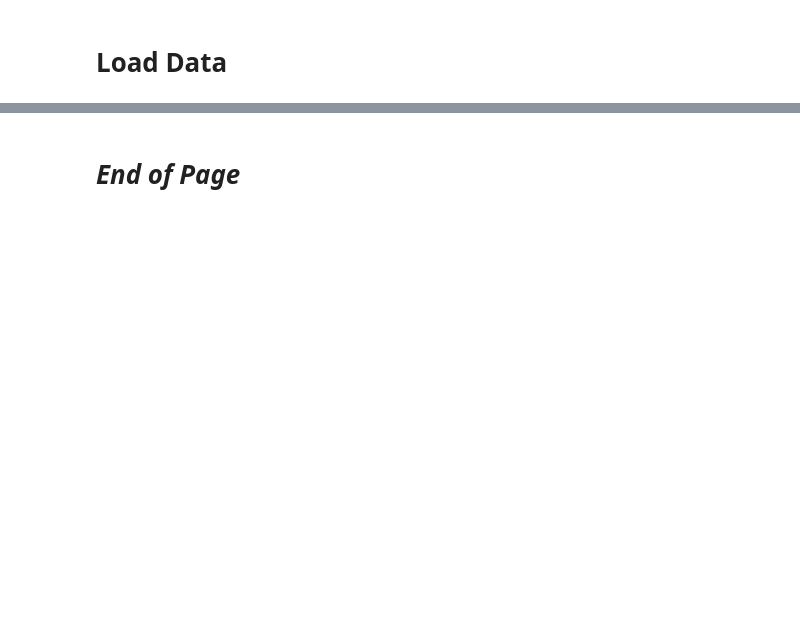
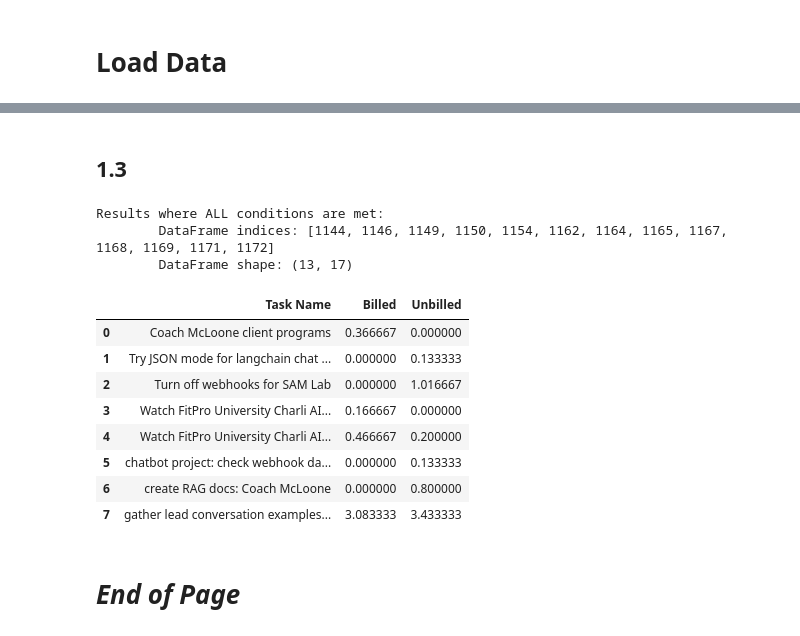
Before and after one commit to silvhua/notion-code, a Jupyter notebook: notebooks/2024-01-08 invoicing.ipynb, the cells around one changed output, grey strips where cells are left out. Drawn from its saved outputs; the diff is of its cells as text; code cells hidden in the pictures; blank space fills up the shorter version.

```diff
--- a/notebooks/2024-01-08 invoicing.ipynb
+++ b/notebooks/2024-01-08 invoicing.ipynb
@@ -63,2 +204,52 @@ DataFrame columns: ['Name', 'created_time', 'Task Tag', 'Flag', 'Elapsed', 'Task
+# %% [markdown]
+## 1.3
+# %%
+from data_viz import *
+
+def get_invoice_records(df, start_date, end_date, filter_dict):
+    classified_df = classify_projects(df)
+
+    period_df = filter_by_period(
+        classified_df, column='created_time', period=None, start_date=start_date, end_date=end_date
+    )
+    client_df = filter_df_all_conditions(period_df, filter_dict, verbose=False)
+    return client_df
+
+def time_per_task(client_df, task_column='Task Name', unbilled_column='Unbilled'):
+    if client_df[unbilled_column].dtype == 'bool':
+        client_df[unbilled_column] = client_df[unbilled_column].apply(
+            lambda x: 'Billed' if x else 'Unbilled'
+        )
+    df = pd.DataFrame(client_df.groupby([task_column, unbilled_column])['Elapsed'].agg('sum'))
+
+    df = df.unstack()
+    df.columns = df.columns.droplevel()
+    df.columns.name = None
+    df = df.reset_index()
+    df = df.fillna(0)
+    return df
+
+filter_dict = {
+    'Task Project name': ['Coach McLoone', 'GHL Chatbot']
+}
+
+start_date = '2024-01-02'
+end_date = '2024-01-03'
+
+# get_invoice_records(df, start_date, end_date, filter_dict)
+time_per_task(get_invoice_records(df, start_date, end_date, filter_dict))
+# %% [output]
+Results where ALL conditions are met:
+        DataFrame indices: [1144, 1146, 1149, 1150, 1154, 1162, 1164, 1165, 1167, 1168, 1169, 1171, 1172]
+        DataFrame shape: (13, 17)
+|  | Task Name | Billed | Unbilled |
+| 0 | Coach McLoone client programs | 0.366667 | 0.000000 |
+| 1 | Try JSON mode for langchain chat ... | 0.000000 | 0.133333 |
+| 2 | Turn off webhooks for SAM Lab | 0.000000 | 1.016667 |
+| 3 | Watch FitPro University Charli AI... | 0.166667 | 0.000000 |
+| 4 | Watch FitPro University Charli AI... | 0.466667 | 0.200000 |
+| 5 | chatbot project: check webhook da... | 0.000000 | 0.133333 |
+| 6 | create RAG docs: Coach McLoone | 0.000000 | 0.800000 |
+| 7 | gather lead conversation examples... | 3.083333 | 3.433333 |
 # %% [markdown]
 # *End of Page*
```
Also changed, not shown: parts of 10 cells of this notebook.
